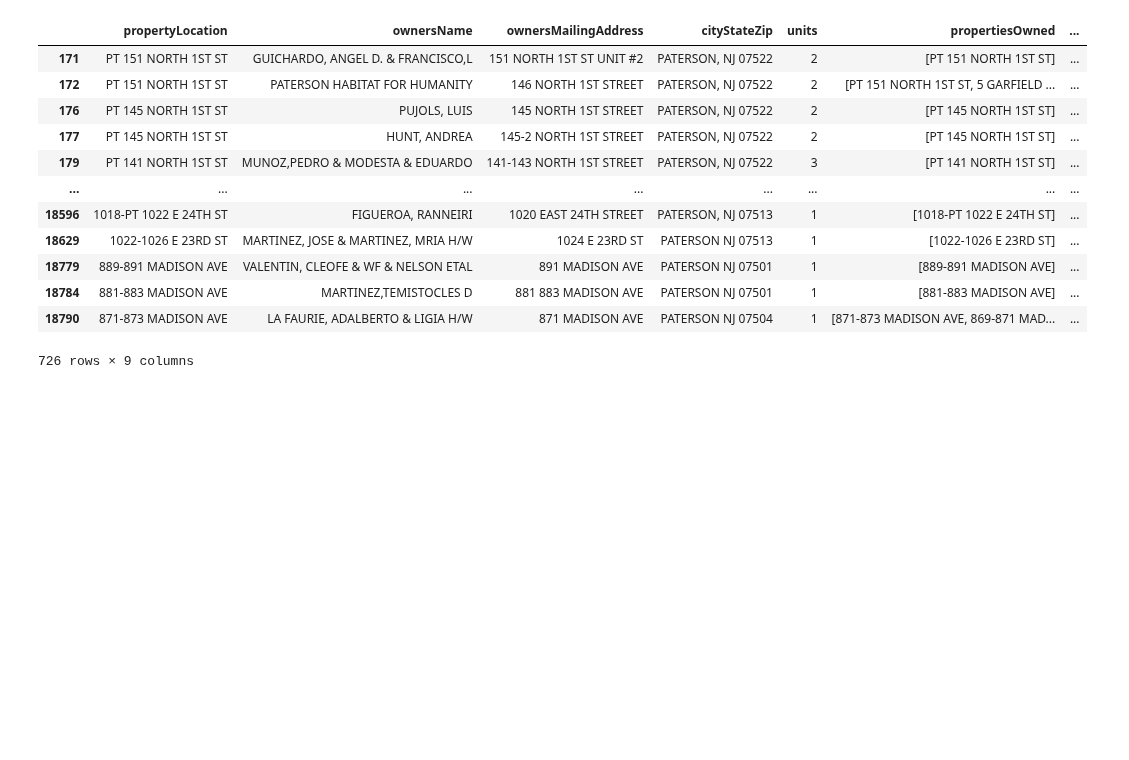
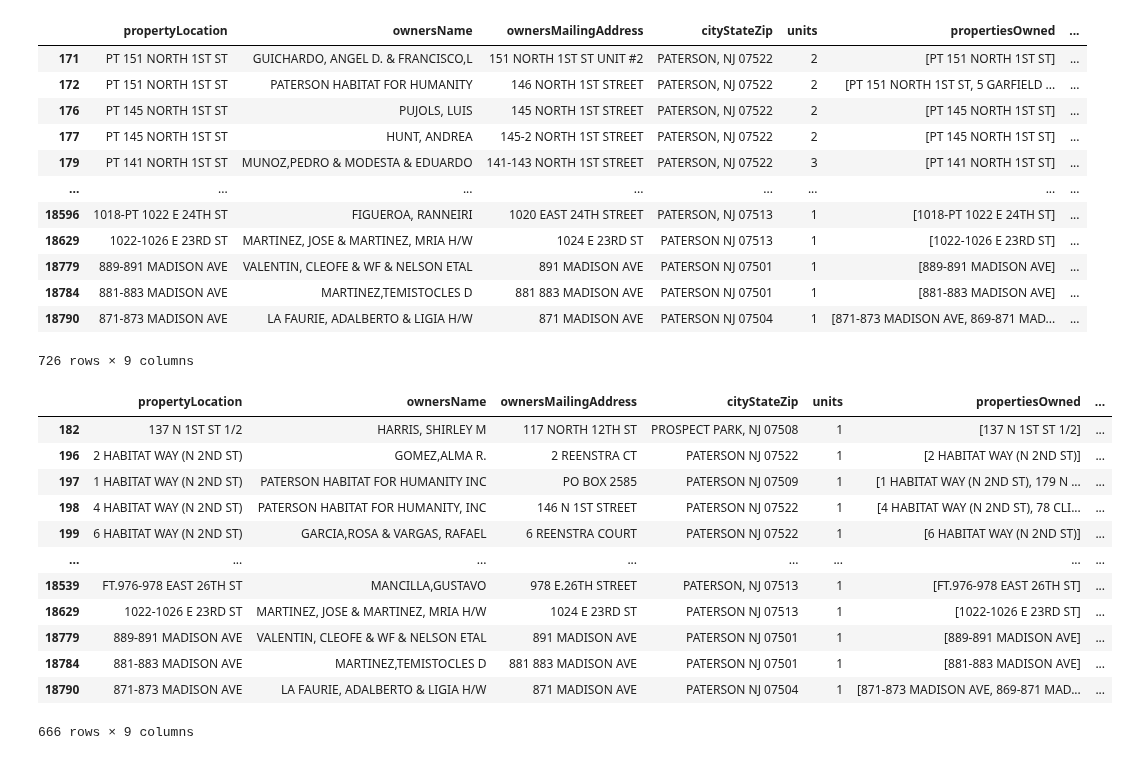
Before and after one commit to kylemichaelreaves/landlord_data, a Jupyter notebook: Paterson/paterson.ipynb, the cells around one changed output. Cells and saved outputs as stored; diff of their text form; code cells hidden in the pictures; blank space fills up the shorter version.

Commit message:
100 geocoded errors in Paterson corrected

```diff
--- a/Paterson/paterson.ipynb
+++ b/Paterson/paterson.ipynb
@@ -106,0 +126,24 @@ df.iloc[geocode_errors]
+# %%
+errors_df.propertyLocation = errors_df.propertyLocation.str.replace('PT ', '')
+# %%
+errors_df['propertyFullAddress'] = errors_df.propertyLocation + ", PATERSON, NJ"
+# %%
+errors_df.gCode = errors_df.propertyFullAddress.apply(geolocator.geocode)
+# %%
+geocode_errors = [i for i,e in enumerate(errors_df.gCode) if e == None]
+# %%
+errors_df.iloc[geocode_errors]
+# %% [output]
+|  | propertyLocation | ownersName | ownersMailingAddress | cityStateZip | units | propertiesOwned | ... |
+| 182 | 137 N 1ST ST 1/2 | HARRIS, SHIRLEY M | 117 NORTH 12TH ST | PROSPECT PARK, NJ 07508 | 1 | [137 N 1ST ST 1/2] | ... |
+| 196 | 2 HABITAT WAY (N 2ND ST) | GOMEZ,ALMA R. | 2 REENSTRA CT | PATERSON NJ 07522 | 1 | [2 HABITAT WAY (N 2ND ST)] | ... |
+| 197 | 1 HABITAT WAY (N 2ND ST) | PATERSON HABITAT FOR HUMANITY INC | PO BOX 2585 | PATERSON NJ 07509 | 1 | [1 HABITAT WAY (N 2ND ST), 179 N ... | ... |
+| 198 | 4 HABITAT WAY (N 2ND ST) | PATERSON HABITAT FOR HUMANITY, INC | 146 N 1ST STREET | PATERSON NJ 07522 | 1 | [4 HABITAT WAY (N 2ND ST), 78 CLI... | ... |
+| 199 | 6 HABITAT WAY (N 2ND ST) | GARCIA,ROSA & VARGAS, RAFAEL | 6 REENSTRA COURT | PATERSON NJ 07522 | 1 | [6 HABITAT WAY (N 2ND ST)] | ... |
+| ... | ... | ... | ... | ... | ... | ... | ... |
+| 18539 | FT.976-978 EAST 26TH ST | MANCILLA,GUSTAVO | 978 E.26TH STREET | PATERSON, NJ 07513 | 1 | [FT.976-978 EAST 26TH ST] | ... |
+| 18629 | 1022-1026 E 23RD ST | MARTINEZ, JOSE & MARTINEZ, MRIA H/W | 1024 E 23RD ST | PATERSON NJ 07513 | 1 | [1022-1026 E 23RD ST] | ... |
+| 18779 | 889-891 MADISON AVE | VALENTIN, CLEOFE & WF & NELSON ETAL | 891 MADISON AVE | PATERSON NJ 07501 | 1 | [889-891 MADISON AVE] | ... |
+| 18784 | 881-883 MADISON AVE | MARTINEZ,TEMISTOCLES D | 881 883 MADISON AVE | PATERSON NJ 07501 | 1 | [881-883 MADISON AVE] | ... |
+| 18790 | 871-873 MADISON AVE | LA FAURIE, ADALBERTO & LIGIA H/W | 871 MADISON AVE | PATERSON NJ 07504 | 1 | [871-873 MADISON AVE, 869-871 MAD... | ... |
+666 rows × 9 columns
```
Also changed, not shown: parts of 15 cells of this notebook, 3 other files.
